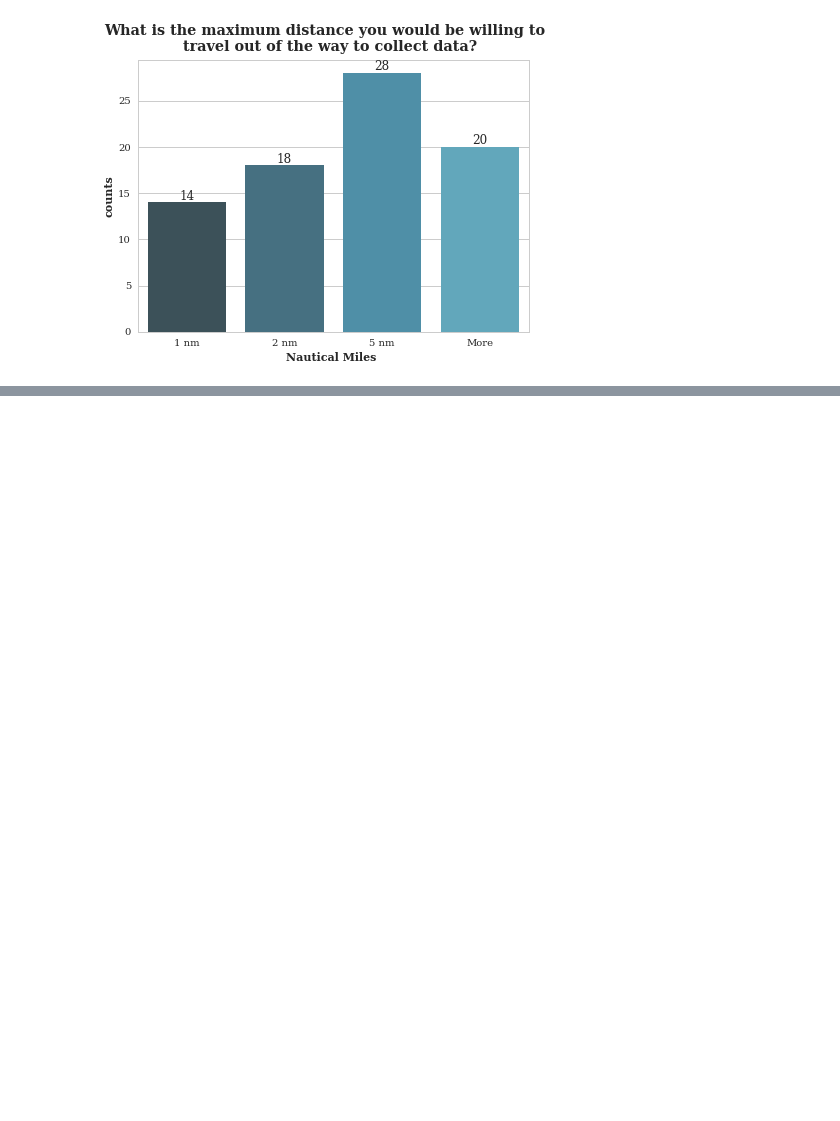
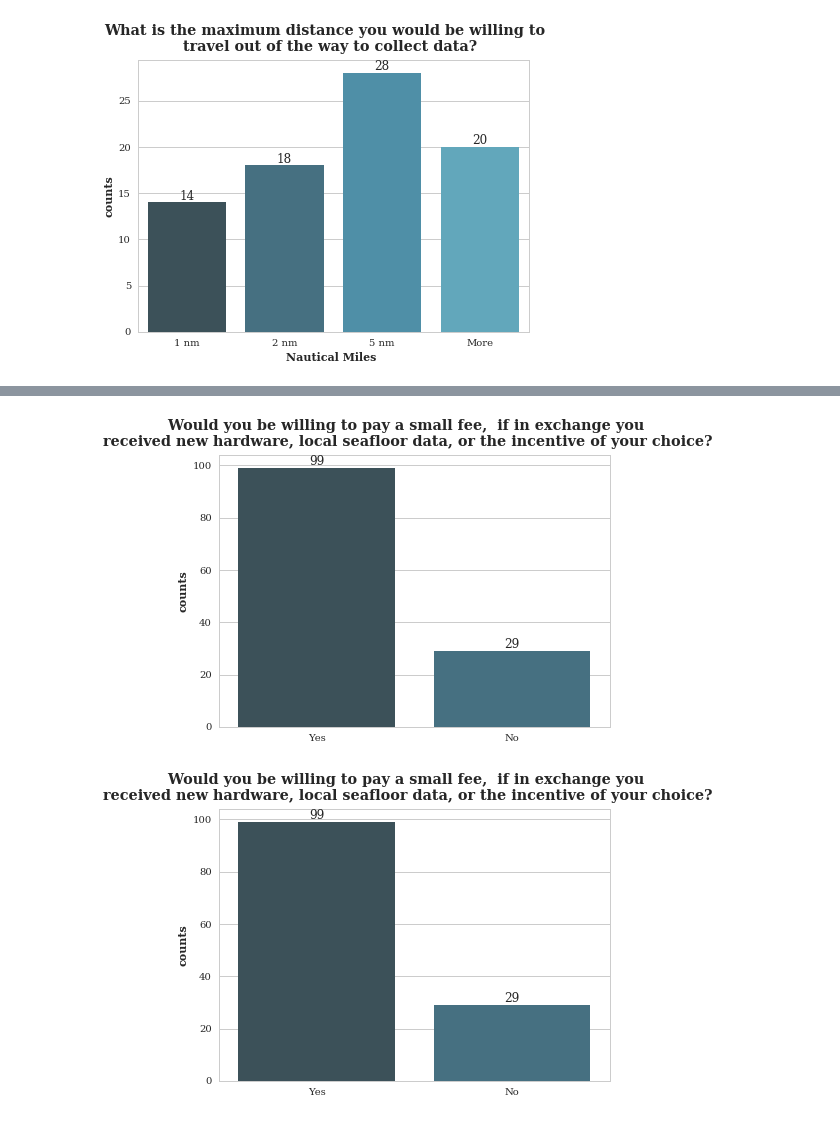
Before and after one commit to ShayHoy/MapTheSeas_Analysis, a Jupyter notebook: PythonScripts/SurveyAnalysis.ipynb, the cells around one changed output, grey strips where cells are left out. Saved outputs shown, nothing was run; the diff lists cells and outputs as text; code cells hidden in the pictures; blank space fills up the shorter version.

```diff
--- a/PythonScripts/SurveyAnalysis.ipynb
+++ b/PythonScripts/SurveyAnalysis.ipynb
@@ -688,0 +734,27 @@ f.savefig(filename, dpi=300, format='png')
+# %%
+# Question 19: Would you be willing to pay a small fee,
+# if in exchange you received new hardware, local seafloor data,
+# or the incentive of your choice?
+f = plt.figure()
+f.suptitle('Would you be willing to pay a small fee,  if in exchange you \n'
+           'received new hardware, local seafloor data, or the'
+           ' incentive of your choice?', fontweight='bold')
+
+f.set_size_inches(7, 5)
+set_style()
+sbn.set_palette('GnBu_d')
+
+Question19 = sbn.countplot(x="Question 19", data=df, order=['Yes', 'No'])
+Question19.xaxis.set_label_text("  ", fontweight='bold')
+Question19.yaxis.set_label_text("counts", fontweight='bold')
+for p in Question19.patches:
+    x = p.get_bbox().get_points()[:, 0]
+    y = p.get_bbox().get_points()[1, 1]
+    Question19.annotate('{:1.0f}'.format(y), (x.mean(), y),
+            ha='center', va='bottom')
+# Export
+filename = '/home/mapper/SurveyMonkey/MapTheSeas/Products/SurveyResponsesPLTs/Question19.png'
+f.savefig(filename, dpi=300, format='png')
+# %% [output]
+[figure, added]
+[figure, added]
```
Also changed, not shown: parts of 13 cells of this notebook.
